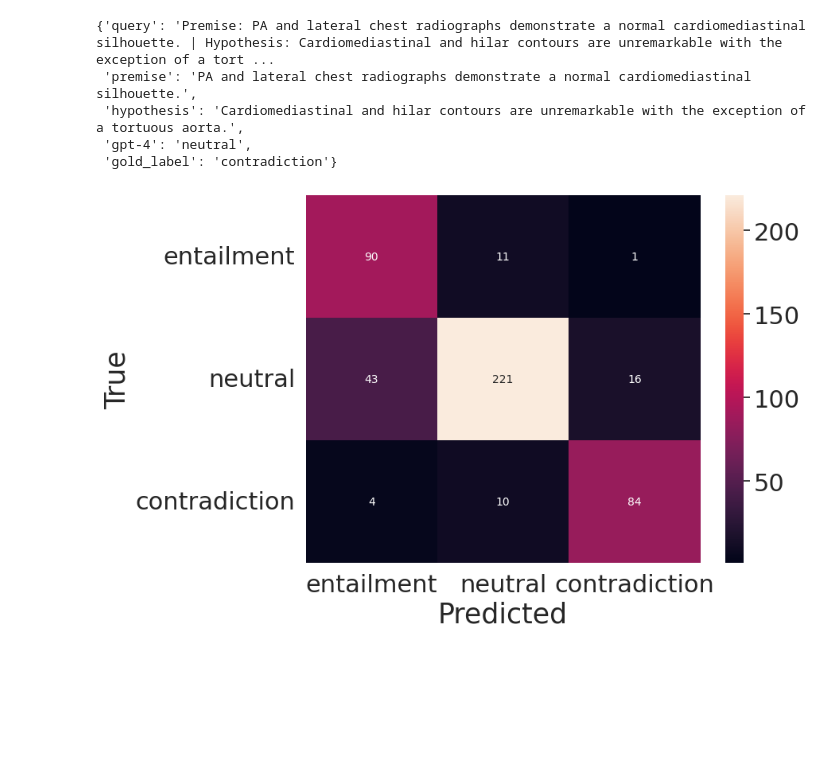
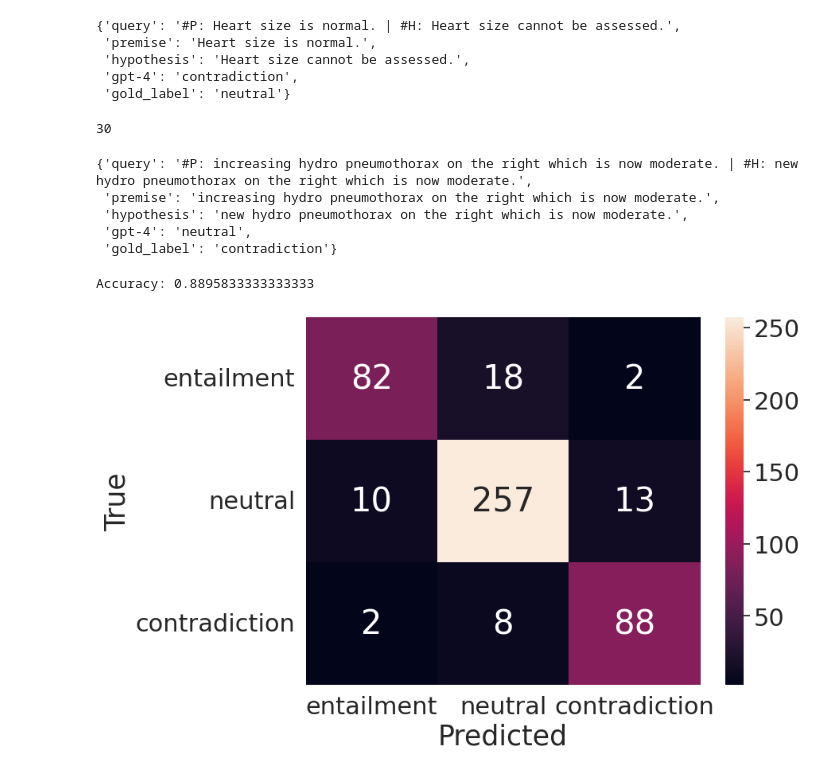
Before and after one commit to PabloMessina/MedVQA, a Jupyter notebook: medvqa/datasets/notebooks/Generate NLI examples with OpenAI (3).ipynb, the cells around one changed output. Drawn from its saved outputs; the diff is of its cells as text; code cells hidden in the pictures; blank space fills up the shorter version.

Commit message:
replicate DoT5, improve GPT-4-based NLI labels, get sota nli results

```diff
--- a/medvqa/datasets/notebooks/Generate NLI examples with OpenAI (3).ipynb
+++ b/medvqa/datasets/notebooks/Generate NLI examples with OpenAI (3).ipynb
@@ -298,5 +615,6 @@ gpt4_radnli_labels = load_jsonl("/home/pamessina/medvqa-workspace/cache/mimiccxr
 # %%
-gpt4_query_to_label = {x['metadata']['query'] : x['parsed_response'] for x in gpt4_radnli_labels}
+# gpt4_query_to_label = {x['metadata']['query'] : x['parsed_response'] for x in gpt4_radnli_labels}
+gpt4_query_to_label = {x['metadata']['query'] : x['parsed_response'] for x in gpt4_radnli_mscxrt_labels}
 # %%
 len(gpt4_query_to_label)
 # %% [output]
@@ -308,7 +626,7 @@ radnli_test_rows = load_jsonl(RADNLI_TEST_JSONL_PATH)
 # %%
 dev_acc = 0
 for row in radnli_dev_rows:
-    query = f'Premise: {row["sentence1"]} | Hypothesis: {row["sentence2"]}'
+    query = f'#P: {row["sentence1"]} | #H: {row["sentence2"]}'
     if gpt4_query_to_label[query] == row['gold_label']:
         dev_acc += 1
 dev_acc /= len(radnli_dev_rows)
@@ -322,7 +640,7 @@ gt_labels = []
 pred_labels = []
 label_names = ['entailment', 'neutral', 'contradiction']
 for row in radnli_test_rows:
-    query = f'Premise: {row["sentence1"]} | Hypothesis: {row["sentence2"]}'
+    query = f'#P: {row["sentence1"]} | #H: {row["sentence2"]}'
     gt_labels.append(label_names.index(row['gold_label']))
     pred_labels.append(label_names.index(gpt4_query_to_label[query]))
     if gpt4_query_to_label[query] == row['gold_label']:
@@ -341,0 +660,26 @@ test_acc: 0.8229166666666666
+# %%
+import pandas as pd
+df = pd.read_csv(MS_CXR_T_TEMPORAL_SENTENCE_SIMILARITY_V1_CSV_PATH)
+mscxrt_acc = 0
+mscxrt_mistakes = []
+mscxrt_gt_labels = []
+mscxrt_pred_labels = []
+label_names = ['entailment', 'neutral', 'contradiction']
+c2l = { 'paraphrase': 'entailment', 'contradiction': 'contradiction' }
+for s1, s2, c in zip(df.sentence_1, df.sentence_2, df.category):
+    label = c2l[c]
+    query = f'#P: {s1} | #H: {s2}'
+    mscxrt_gt_labels.append(label_names.index(label))
+    mscxrt_pred_labels.append(label_names.index(gpt4_query_to_label[query]))
+    if gpt4_query_to_label[query] == label:
+        test_acc += 1
+    else:
+        mscxrt_mistakes.append({
+            'query': query,
+            'premise': s1,
+            'hypothesis': s2,
+            'gpt-4': gpt4_query_to_label[query],
+            'gold_label': label,
+        })
+test_acc /= len(df)
+print('test_acc:', test_acc)
@@ -346,24 +692,38 @@ len(mistakes)
 # %%
 # from pprint import pprint
-mistakes[4]
+mistakes[1]
 # %% [output]
-{'query': 'Premise: PA and lateral chest radiographs demonstrate a normal cardiomediastinal silhouette. | Hypothesis: Cardiomediastinal and hilar contours are unremarkable with the exception of a tort ...
- 'premise': 'PA and lateral chest radiographs demonstrate a normal cardiomediastinal silhouette.',
- 'hypothesis': 'Cardiomediastinal and hilar contours are unremarkable with the exception of a tortuous aorta.',
- 'gpt-4': 'neutral',
- 'gold_label': 'contradiction'}
+{'query': '#P: Heart size is normal. | #H: Heart size cannot be assessed.',
+ 'premise': 'Heart size is normal.',
+ 'hypothesis': 'Heart size cannot be assessed.',
+ 'gpt-4': 'contradiction',
+ 'gold_label': 'neutral'}
+# %%
+len(mscxrt_mistakes)
+# %% [output]
+30
+# %%
+mscxrt_mistakes[9]
+# %% [output]
+{'query': '#P: increasing hydro pneumothorax on the right which is now moderate. | #H: new hydro pneumothorax on the right which is now moderate.',
+ 'premise': 'increasing hydro pneumothorax on the right which is now moderate.',
+ 'hypothesis': 'new hydro pneumothorax on the right which is now moderate.',
+ 'gpt-4': 'neutral',
+ 'gold_label': 'contradiction'}
 # %%
 from sklearn.metrics import confusion_matrix
 import matplotlib.pyplot as plt
 import seaborn as sns
 font_size=25
+print('Accuracy:', sum(x == y for x, y in zip(gt_labels, pred_labels)) / len(gt_labels))
 cm = confusion_matrix(gt_labels, pred_labels)
 plt.figure(figsize=(8, 6))
 sns.set(font_scale=2.0)
-sns.heatmap(cm, annot=True, fmt='d', xticklabels=label_names, yticklabels=label_names, annot_kws={"fontsize": 10})
+sns.heatmap(cm, annot=True, fmt='d', xticklabels=label_names, yticklabels=label_names, annot_kws={"fontsize": 30})
 # sns.heatmap(cm, annot=True, fmt='d')
 plt.xlabel('Predicted', fontsize=font_size)
 plt.ylabel('True', fontsize=font_size)
 plt.show()
 # %% [output]
+Accuracy: 0.8895833333333333
-[figure, old version]
+[figure, new version]
```
Also changed, not shown: parts of 28 cells of this notebook, 35 other files.
